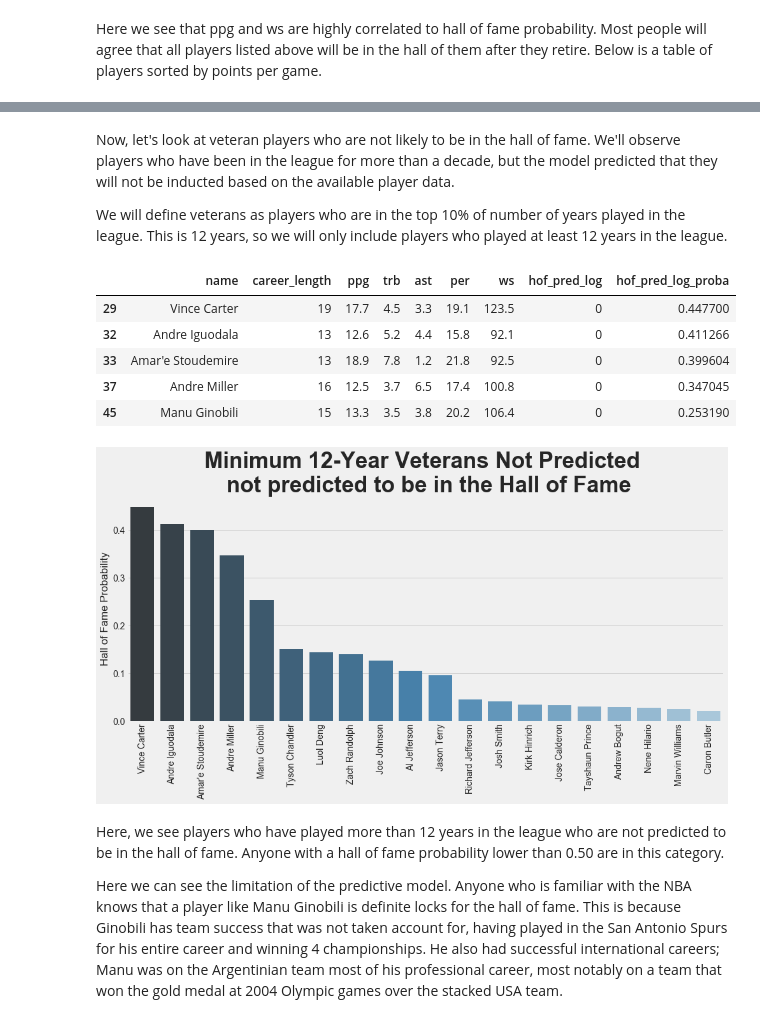
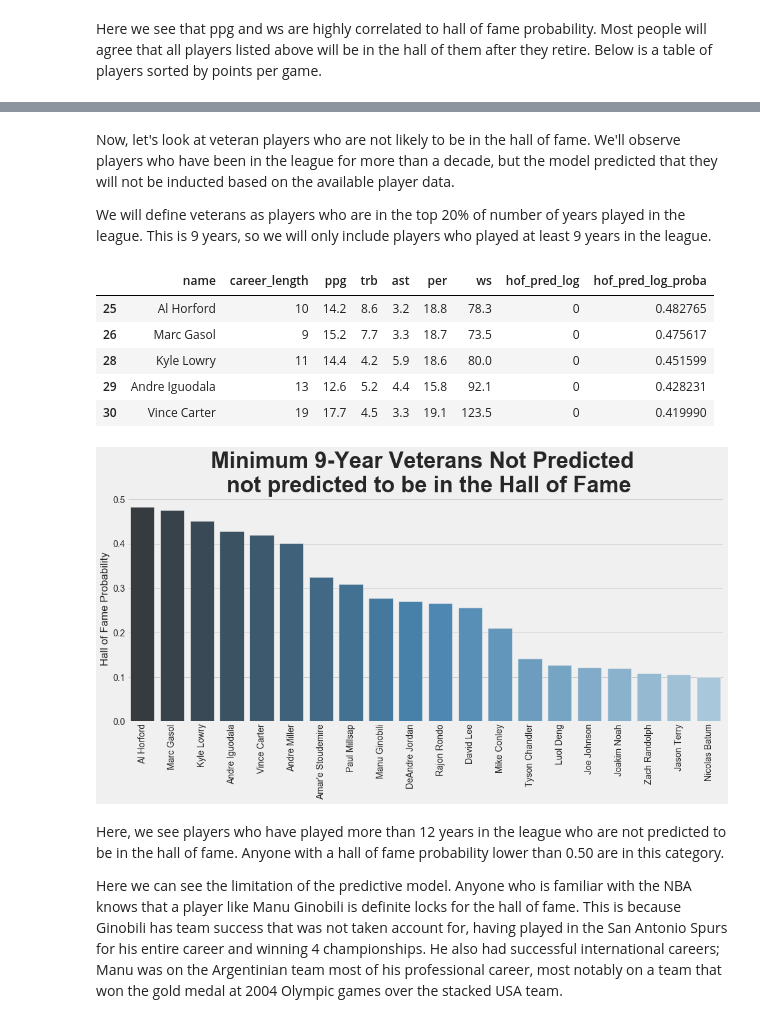
Before and after one commit to ymericson/NBA-player-info, a Jupyter notebook: NBA Hall of Fame - ML.ipynb, the cells around one changed output, grey strips where cells are left out. Cells and saved outputs as stored; diff of their text form; code cells hidden in the pictures.

Commit message:
hall of fame veteran quantile changed from 12 to 9 years

```diff
--- a/NBA Hall of Fame - ML.ipynb
+++ b/NBA Hall of Fame - ML.ipynb
@@ -604,35 +569,35 @@ hof_not_eligible.sort_values(['ppg', 'hof_pred_log_proba'], ascending=[False, Fa
 # %% [markdown]
 Now, let's look at veteran players who are not likely to be in the hall of fame. We'll observe players who have been in the league for more than a decade, but the model predicted that they will not be inducted based on the available player data.
 
-We will define veterans as players who are in the top 10% of number of years played in the league. This is 12 years, so we will only include players who played at least 12 years in the league.
+We will define veterans as players who are in the top 20% of number of years played in the league. This is 9 years, so we will only include players who played at least 9 years in the league.
 # %%
-veterans = hof_not_eligible[hof_not_eligible['career_length'] >= hof_not_eligible['career_length'].quantile(0.90)]
+veterans = hof_not_eligible[hof_not_eligible['career_length'] >= hof_not_eligible['career_length'].quantile(0.80)]
 veterans = veterans[veterans['hof_pred_log'] == 0]
 veterans.head()
 # %% [output]
 |  | name | career_length | ppg | trb | ast | per | ws | hof_pred_log | hof_pred_log_proba |
-| 29 | Vince Carter | 19 | 17.7 | 4.5 | 3.3 | 19.1 | 123.5 | 0 | 0.447700 |
-| 32 | Andre Iguodala | 13 | 12.6 | 5.2 | 4.4 | 15.8 | 92.1 | 0 | 0.411266 |
-| 33 | Amar'e Stoudemire | 13 | 18.9 | 7.8 | 1.2 | 21.8 | 92.5 | 0 | 0.399604 |
-| 37 | Andre Miller | 16 | 12.5 | 3.7 | 6.5 | 17.4 | 100.8 | 0 | 0.347045 |
-| 45 | Manu Ginobili | 15 | 13.3 | 3.5 | 3.8 | 20.2 | 106.4 | 0 | 0.253190 |
+| 25 | Al Horford | 10 | 14.2 | 8.6 | 3.2 | 18.8 | 78.3 | 0 | 0.482765 |
+| 26 | Marc Gasol | 9 | 15.2 | 7.7 | 3.3 | 18.7 | 73.5 | 0 | 0.475617 |
+| 28 | Kyle Lowry | 11 | 14.4 | 4.2 | 5.9 | 18.6 | 80.0 | 0 | 0.451599 |
+| 29 | Andre Iguodala | 13 | 12.6 | 5.2 | 4.4 | 15.8 | 92.1 | 0 | 0.428231 |
+| 30 | Vince Carter | 19 | 17.7 | 4.5 | 3.3 | 19.1 | 123.5 | 0 | 0.419990 |
 # %%
 plt.style.use('fivethirtyeight')
 
 plt.figure(figsize=(14,8))
 
 #plt.figure(figsize=(16,12))
 
 ax = sns.barplot(x='name', y='hof_pred_log_proba', data=veterans[:20], palette="Blues_d")
-plt.title('Minimum 12-Year Veterans Not Predicted \n not predicted to be in the Hall of Fame', fontsize=35, fontweight='bold')
+plt.title('Minimum 9-Year Veterans Not Predicted \n not predicted to be in the Hall of Fame', fontsize=35, fontweight='bold')
 ax.set_xticklabels(veterans['name'],rotation=90)
 ax.set(xlabel='', ylabel='Hall of Fame Probability')
 
 plt.tight_layout()
 
 plt.savefig('all-graphs/not_hof_pred.png')
 # %% [output]
-[figure, old version]
+[figure, new version]
 # %% [markdown]
 Here, we see players who have played more than 12 years in the league who are not predicted to be in the hall of fame. Anyone with a hall of fame probability lower than 0.50 are in this category.
 
```
Also changed, not shown: parts of 15 cells of this notebook, 11 other files.
